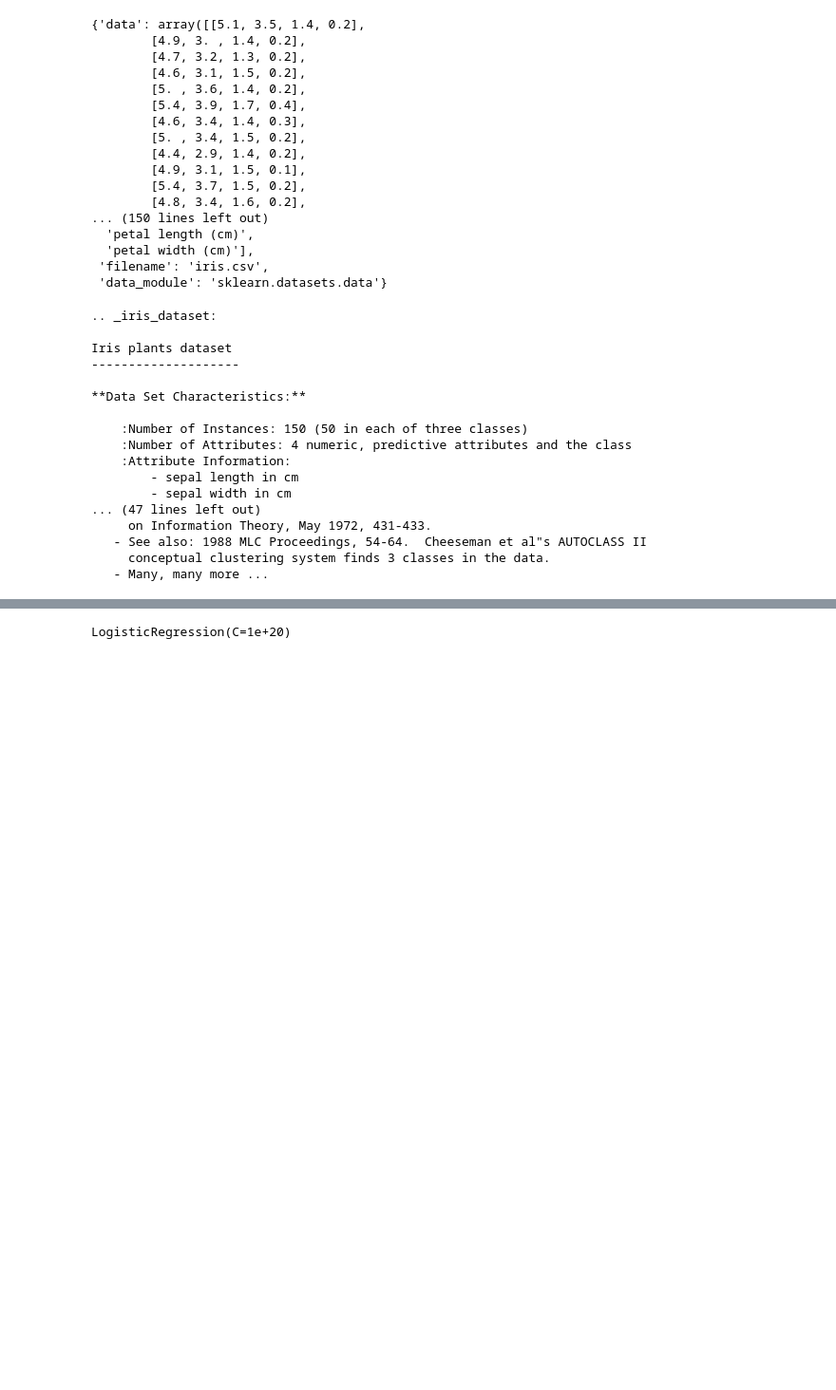
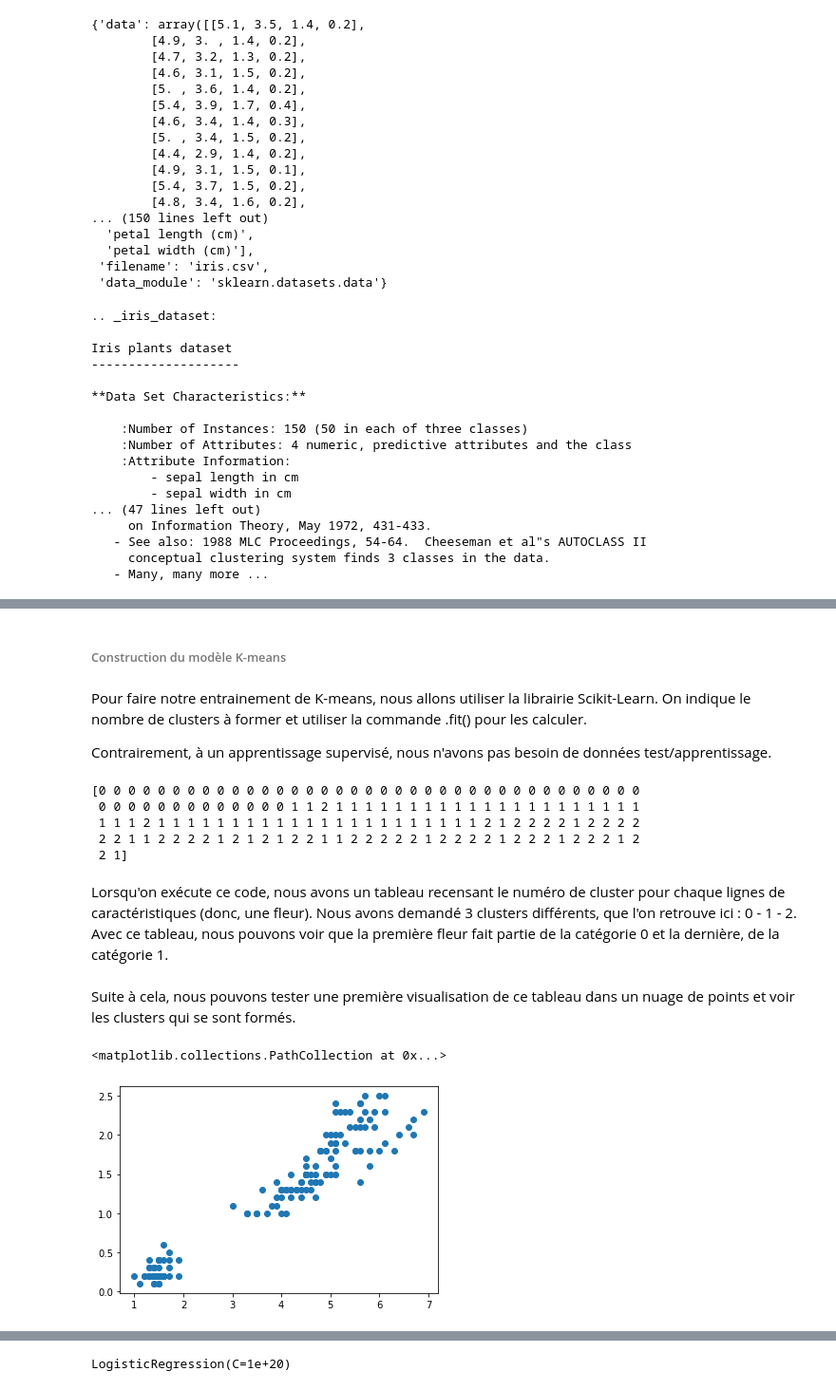
Before and after one commit to LaurenceAndraud/Les_mod-les_dans_tous_leurs_-tats, a Jupyter notebook: Tutoriel 3 - dataset iris.ipynb, the cells around one changed output, grey strips where cells are left out. Shown: that part at 95% size. Cells and saved outputs as stored; diff of their text form; code cells hidden in the pictures; blank space fills up the shorter version.

```diff
--- a/Tutoriel 3 - dataset iris.ipynb
+++ b/Tutoriel 3 - dataset iris.ipynb
@@ -131,0 +119,27 @@ NameError: name 'x' is not defined
+# %% [markdown]
+###### Construction du modèle K-means
+# %% [markdown]
+Pour faire notre entrainement de K-means, nous allons utiliser la librairie Scikit-Learn. On indique le nombre de clusters à former et utiliser la commande .fit() pour les calculer.
+
+Contrairement, à un apprentissage supervisé, nous n'avons pas besoin de données test/apprentissage.
+# %%
+# construction du modèle de k-means
+model = KMeans(n_clusters = 3)
+model.fit(iris)
+print(model.labels_)
+# %% [output]
+[0 0 0 0 0 0 0 0 0 0 0 0 0 0 0 0 0 0 0 0 0 0 0 0 0 0 0 0 0 0 0 0 0 0 0 0 0
+ 0 0 0 0 0 0 0 0 0 0 0 0 0 1 1 2 1 1 1 1 1 1 1 1 1 1 1 1 1 1 1 1 1 1 1 1 1
+ 1 1 1 2 1 1 1 1 1 1 1 1 1 1 1 1 1 1 1 1 1 1 1 1 1 1 2 1 2 2 2 2 1 2 2 2 2
+ 2 2 1 1 2 2 2 2 1 2 1 2 1 2 2 1 1 2 2 2 2 2 1 2 2 2 2 1 2 2 2 1 2 2 2 1 2
+ 2 1]
+# %% [markdown]
+Lorsqu'on exécute ce code, nous avons un tableau recensant le numéro de cluster pour chaque lignes de caractéristiques (donc, une fleur). Nous avons demandé 3 clusters différents, que l'on retrouve ici : 0 - 1 - 2.
+Avec ce tableau, nous pouvons voir que la première fleur fait partie de la catégorie 0 et la dernière, de la catégorie 1.
+# %% [markdown]
+Suite à cela, nous pouvons tester une première visualisation de ce tableau dans un nuage de points et voir les clusters qui se sont formés.
+# %%
+plt.scatter(iris['petal_lenght'], iris['petal_width'])
+# %% [output]
+<matplotlib.collections.PathCollection at 0x...>
+[figure, added]
```
Also changed, not shown: parts of 17 cells of this notebook.
